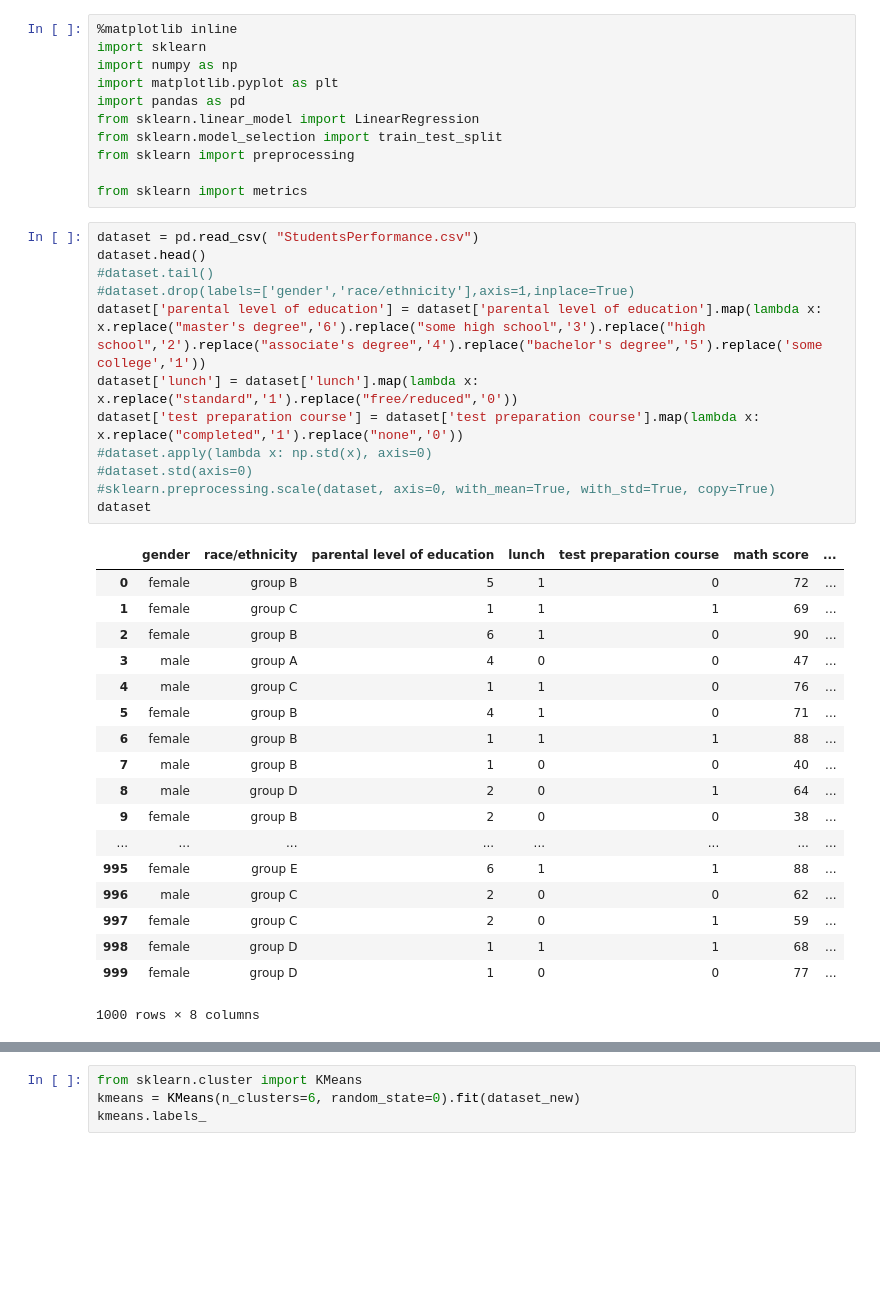
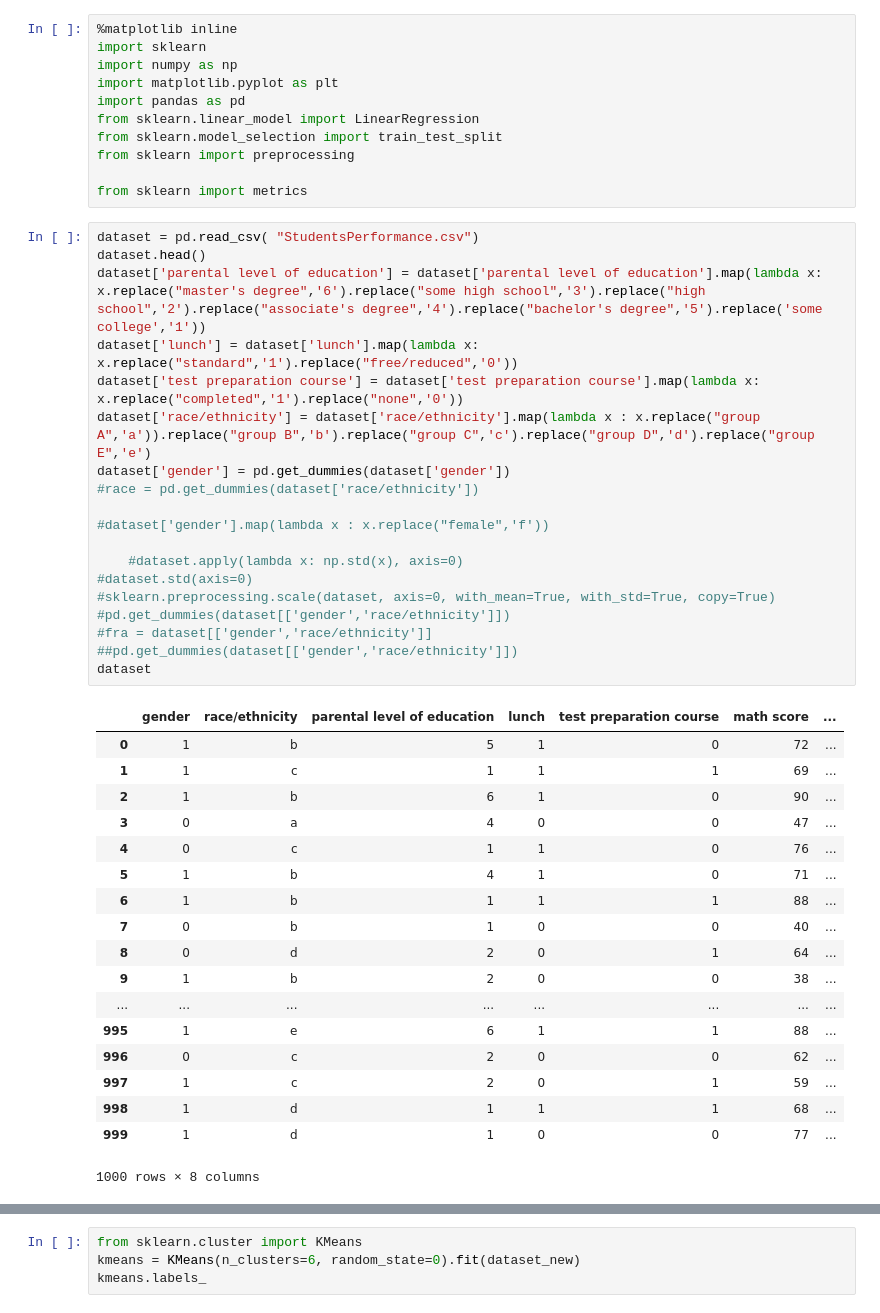
Before and after one commit to TeraBasic/My-projects, a Jupyter notebook: data_analyse/StudentsPerformance.ipynb, the cells around one changed output, grey strips where cells are left out. Drawn from its saved outputs; the diff is of its cells as text; blank space fills up the shorter version.

```diff
--- a/data_analyse/StudentsPerformance.ipynb
+++ b/data_analyse/StudentsPerformance.ipynb
@@ -12,33 +12,40 @@ from sklearn import metrics
 # %%
 dataset = pd.read_csv( "StudentsPerformance.csv")
 dataset.head()
-#dataset.tail()
-#dataset.drop(labels=['gender','race/ethnicity'],axis=1,inplace=True)
 dataset['parental level of education'] = dataset['parental level of education'].map(lambda x: x.replace("master's degree",'6').replace("some high school",'3').replace("high school",'2').replace("associate's degree",'4').replace("bachelor's degree",'5').replace('some college','1'))
 dataset['lunch'] = dataset['lunch'].map(lambda x: x.replace("standard",'1').replace("free/reduced",'0'))
 dataset['test preparation course'] = dataset['test preparation course'].map(lambda x: x.replace("completed",'1').replace("none",'0'))
-#dataset.apply(lambda x: np.std(x), axis=0)
+dataset['race/ethnicity'] = dataset['race/ethnicity'].map(lambda x : x.replace("group A",'a')).replace("group B",'b').replace("group C",'c').replace("group D",'d').replace("group E",'e')
+dataset['gender'] = pd.get_dummies(dataset['gender'])
+#race = pd.get_dummies(dataset['race/ethnicity'])
+
+#dataset['gender'].map(lambda x : x.replace("female",'f'))
+
+    #dataset.apply(lambda x: np.std(x), axis=0)
 #dataset.std(axis=0)
 #sklearn.preprocessing.scale(dataset, axis=0, with_mean=True, with_std=True, copy=True)
+#pd.get_dummies(dataset[['gender','race/ethnicity']])
+#fra = dataset[['gender','race/ethnicity']]
+##pd.get_dummies(dataset[['gender','race/ethnicity']])
 dataset
 # %% [output]
 |  | gender | race/ethnicity | parental level of education | lunch | test preparation course | math score | ... |
-| 0 | female | group B | 5 | 1 | 0 | 72 | ... |
-| 1 | female | group C | 1 | 1 | 1 | 69 | ... |
-| 2 | female | group B | 6 | 1 | 0 | 90 | ... |
-| 3 | male | group A | 4 | 0 | 0 | 47 | ... |
-| 4 | male | group C | 1 | 1 | 0 | 76 | ... |
-| 5 | female | group B | 4 | 1 | 0 | 71 | ... |
-| 6 | female | group B | 1 | 1 | 1 | 88 | ... |
-| 7 | male | group B | 1 | 0 | 0 | 40 | ... |
-| 8 | male | group D | 2 | 0 | 1 | 64 | ... |
-| 9 | female | group B | 2 | 0 | 0 | 38 | ... |
+| 0 | 1 | b | 5 | 1 | 0 | 72 | ... |
+| 1 | 1 | c | 1 | 1 | 1 | 69 | ... |
+| 2 | 1 | b | 6 | 1 | 0 | 90 | ... |
+| 3 | 0 | a | 4 | 0 | 0 | 47 | ... |
+| 4 | 0 | c | 1 | 1 | 0 | 76 | ... |
+| 5 | 1 | b | 4 | 1 | 0 | 71 | ... |
+| 6 | 1 | b | 1 | 1 | 1 | 88 | ... |
+| 7 | 0 | b | 1 | 0 | 0 | 40 | ... |
+| 8 | 0 | d | 2 | 0 | 1 | 64 | ... |
+| 9 | 1 | b | 2 | 0 | 0 | 38 | ... |
 | ... | ... | ... | ... | ... | ... | ... | ... |
-| 995 | female | group E | 6 | 1 | 1 | 88 | ... |
-| 996 | male | group C | 2 | 0 | 0 | 62 | ... |
-| 997 | female | group C | 2 | 0 | 1 | 59 | ... |
-| 998 | female | group D | 1 | 1 | 1 | 68 | ... |
-| 999 | female | group D | 1 | 0 | 0 | 77 | ... |
+| 995 | 1 | e | 6 | 1 | 1 | 88 | ... |
+| 996 | 0 | c | 2 | 0 | 0 | 62 | ... |
+| 997 | 1 | c | 2 | 0 | 1 | 59 | ... |
+| 998 | 1 | d | 1 | 1 | 1 | 68 | ... |
+| 999 | 1 | d | 1 | 0 | 0 | 77 | ... |
 1000 rows × 8 columns
 # %%
 dataset_new = dataset[['parental level of education','lunch','test preparation course','math score','reading score','writing score']]
```
Also changed, not shown: parts of 4 cells of this notebook.
